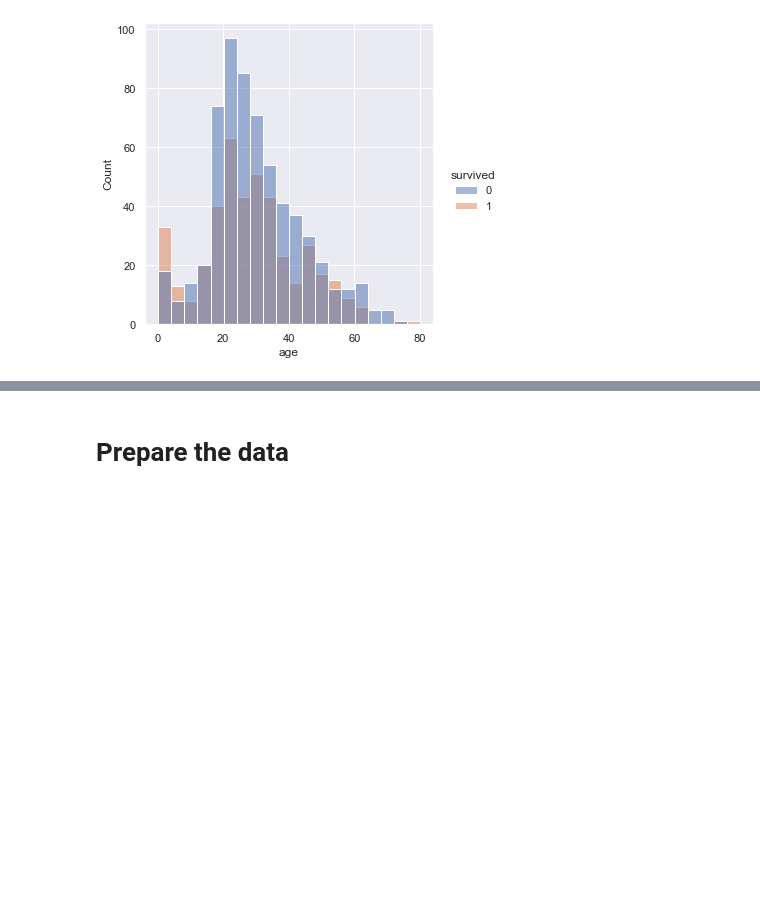
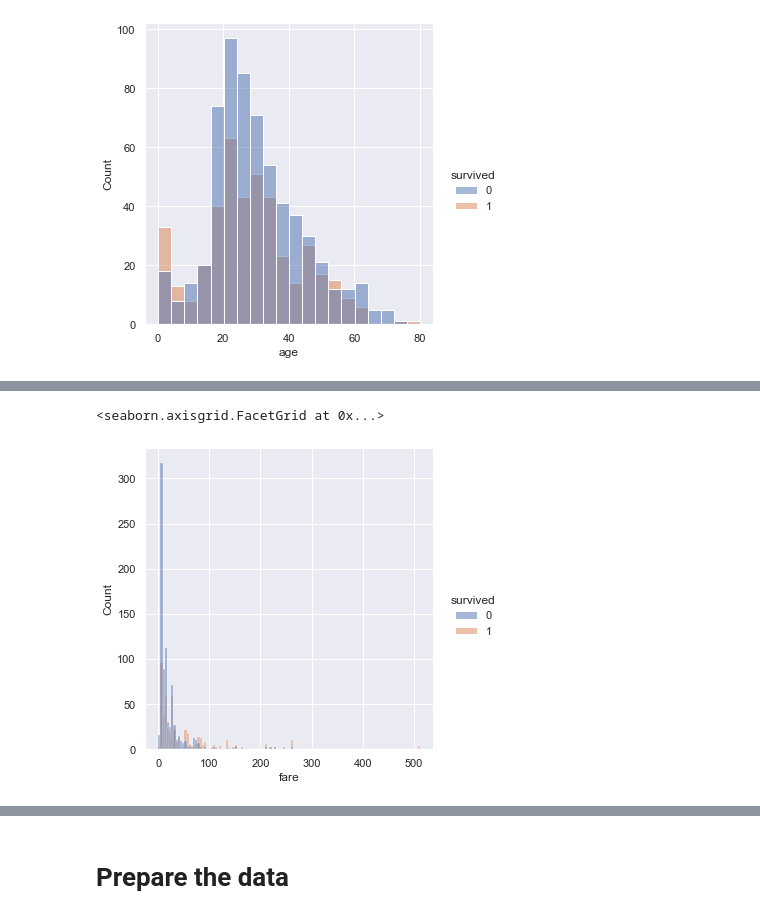
Before and after one commit to klashenriksson/modsim, a Jupyter notebook: lab4/MLA.ipynb, the cells around one changed output, grey strips where cells are left out. Saved outputs shown, nothing was run; the diff lists cells and outputs as text; code cells hidden in the pictures; blank space fills up the shorter version.

```diff
--- a/lab4/MLA.ipynb
+++ b/lab4/MLA.ipynb
@@ -170,0 +174,6 @@ TypeError: The x variable is categorical, but one of ['numeric', 'datetime'] is
+# %%
+#plot fare histogram
+sns.displot(data, x="fare", hue="survived")
+# %% [output]
+<seaborn.axisgrid.FacetGrid at 0x...>
+[figure, added]
```
Also changed, not shown: parts of 31 cells of this notebook, 6 other files.
